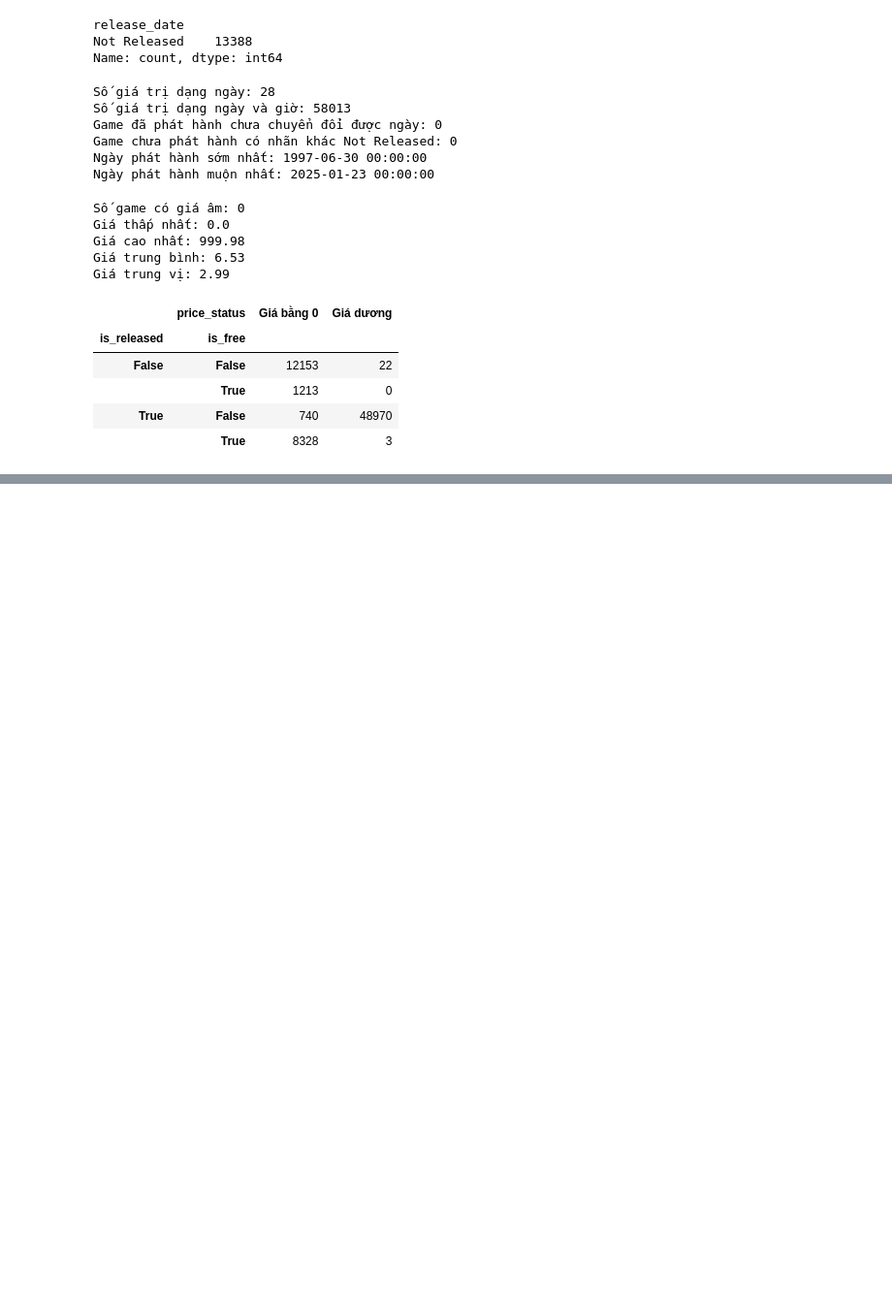
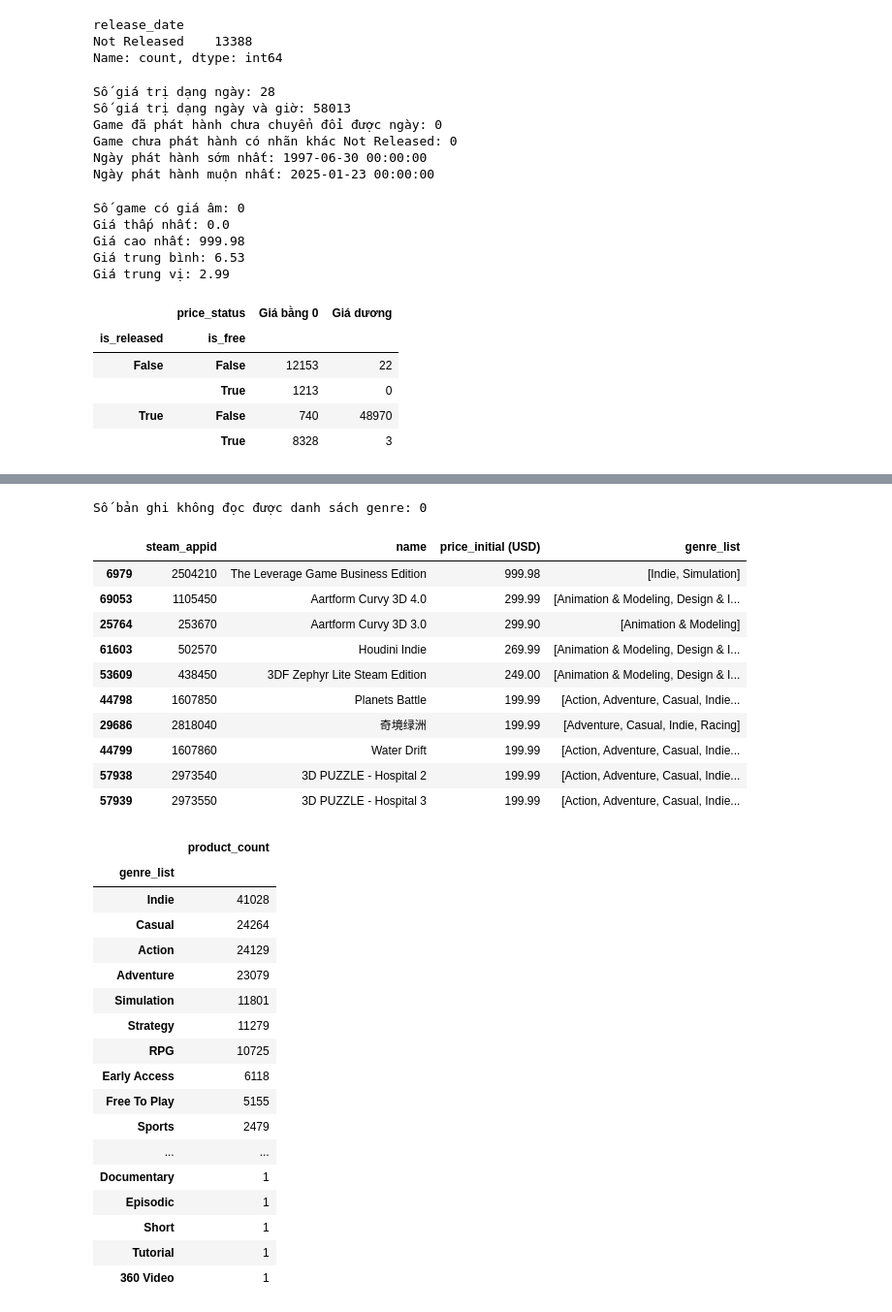
Before and after one commit to Duongvutung/Steam-Market-Intelligence-What-Makes-a-Game-Succeed-on-Steam, a Jupyter notebook: notebooks/01_cleaning.ipynb, the cells around one changed output, grey strips where cells are left out. Shown at 97% size. Saved outputs shown, nothing was run; the diff lists cells and outputs as text; code cells hidden in the pictures; blank space fills up the shorter version.

```diff
--- a/notebooks/01_cleaning.ipynb
+++ b/notebooks/01_cleaning.ipynb
@@ -355,3 +355,81 @@ Mẫu game ghi nhận trả phí nhưng giá bằng 0:
 | 497 | 2703220 | 3D PUZZLE - World War II | True | False | 199.99 |
 | 498 | 2703240 | Scream or Die - Virtual Circus | True | False | 199.99 |
 | 499 | 2703250 | 3D PUZZLE - Breaking Bed | True | False | 199.99 |
+# %%
+from ast import literal_eval
+# literal_eval đọc một chuỗi và chuyển nó thành đối tượng Python thật, một cách an toàn
+
+# Chuyển chuỗi biểu diễn danh sách thành danh sách Python.
+def parse_genres(value):
+    try:
+        genres = literal_eval(value)
+    except (ValueError, SyntaxError, TypeError):
+        return None
+    # ValueError, SyntaxError: chuỗi không đúng cú pháp Python.
+    # TypeError: giá trị không phải chuỗi (ví dụ NaN).
+    if isinstance(genres, list) and all(
+        isinstance(item, str) for item in genres
+    ):
+        return genres
+
+    return None
+
+
+released_products = df.loc[df["is_released"],["steam_appid", "name", "genres", "price_initial (USD)"]].copy()
+released_products["genre_list"] = released_products["genres"].map(parse_genres)
+
+parse_failed = released_products["genre_list"].isna()
+print("Số bản ghi không đọc được danh sách genre:", parse_failed.sum())
+
+if parse_failed.any():
+    display(released_products.loc[parse_failed, ["steam_appid", "genres"]].head(5))
+
+# Xem nhãn thể loại của 10 sản phẩm có giá cao nhất.
+display(
+    released_products.sort_values(by="price_initial (USD)", ascending=False)
+    [["steam_appid", "name", "price_initial (USD)", "genre_list"]]
+    .head(10)
+)
+
+# Đếm số sản phẩm có từng nhãn thể loại.
+genre_counts = (
+    released_products[["steam_appid", "genre_list"]]
+    .explode("genre_list")
+    .dropna(subset=["genre_list"])
+    .drop_duplicates(subset=["steam_appid", "genre_list"])
+    ["genre_list"].value_counts()
+)
+
+display(genre_counts.rename("product_count").to_frame())
+# value_counts() trả về Series. .rename("product_count") đặt tên cột đếm, .to_frame() đổi thành DataFrame để display hiện thành bảng đẹp.
+# %% [output]
+Số bản ghi không đọc được danh sách genre: 0
+|  | steam_appid | name | price_initial (USD) | genre_list |
+| 6979 | 2504210 | The Leverage Game Business Edition | 999.98 | [Indie, Simulation] |
+| 69053 | 1105450 | Aartform Curvy 3D 4.0 | 299.99 | [Animation & Modeling, Design & I... |
+| 25764 | 253670 | Aartform Curvy 3D 3.0 | 299.90 | [Animation & Modeling] |
+| 61603 | 502570 | Houdini Indie | 269.99 | [Animation & Modeling, Design & I... |
+| 53609 | 438450 | 3DF Zephyr Lite Steam Edition | 249.00 | [Animation & Modeling, Design & I... |
+| 44798 | 1607850 | Planets Battle | 199.99 | [Action, Adventure, Casual, Indie... |
+| 29686 | 2818040 | 奇境绿洲 | 199.99 | [Adventure, Casual, Indie, Racing] |
+| 44799 | 1607860 | Water Drift | 199.99 | [Action, Adventure, Casual, Indie... |
+| 57938 | 2973540 | 3D PUZZLE - Hospital 2 | 199.99 | [Action, Adventure, Casual, Indie... |
+| 57939 | 2973550 | 3D PUZZLE - Hospital 3 | 199.99 | [Action, Adventure, Casual, Indie... |
+|  | product_count |
+| genre_list |  |
+| Indie | 41028 |
+| Casual | 24264 |
+| Action | 24129 |
+| Adventure | 23079 |
+| Simulation | 11801 |
+| Strategy | 11279 |
+| RPG | 10725 |
+| Early Access | 6118 |
+| Free To Play | 5155 |
+| Sports | 2479 |
+| ... | ... |
+| Documentary | 1 |
+| Episodic | 1 |
+| Short | 1 |
+| Tutorial | 1 |
+| 360 Video | 1 |
```
Also changed, not shown: parts of 3 cells of this notebook, 1 other file.
